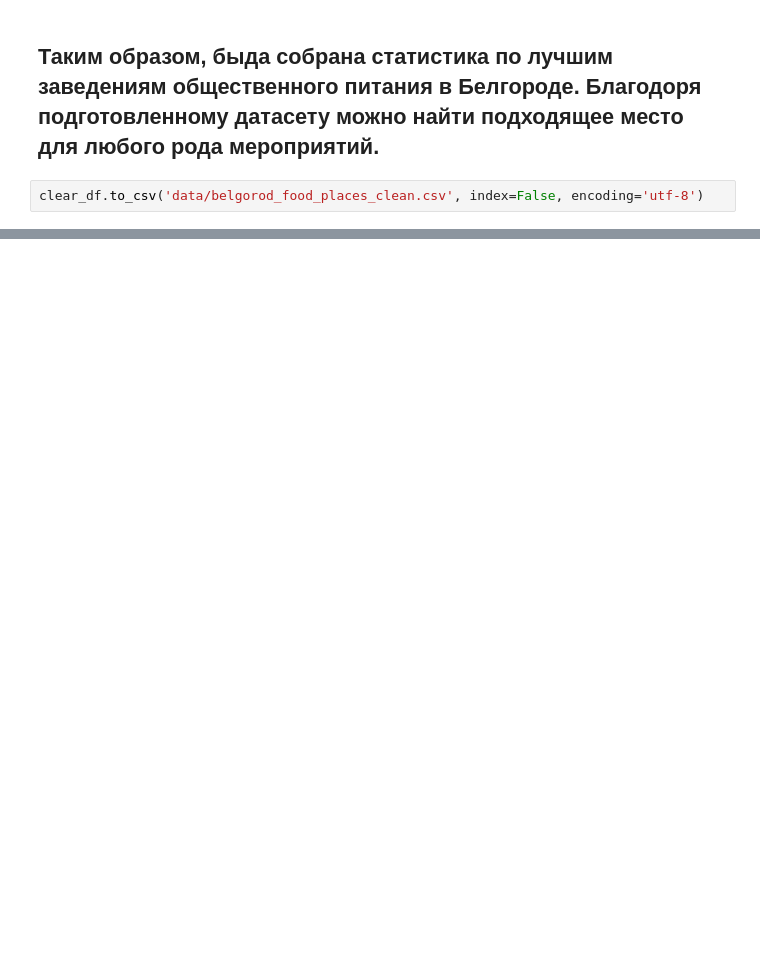
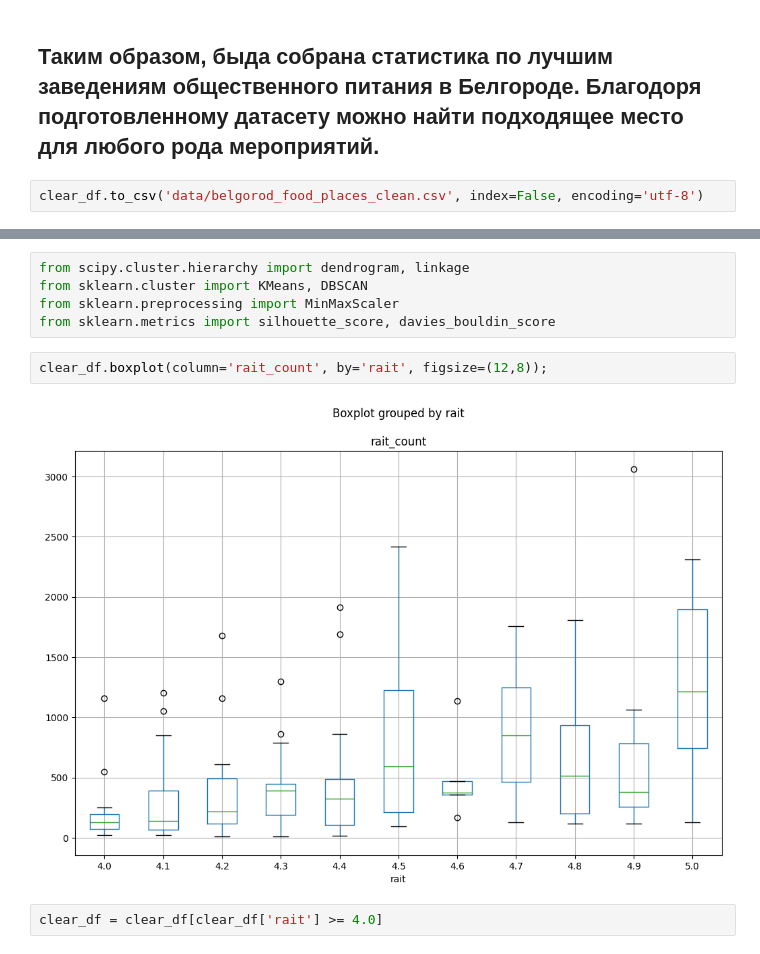
Before and after one commit to crissyro/base-of-DS, a Jupyter notebook: notebooks/EDA_belgorod_food_places.ipynb, the cells around one changed output, grey strips where cells are left out. Drawn from its saved outputs; the diff is of its cells as text; blank space fills up the shorter version.

```diff
--- a/notebooks/EDA_belgorod_food_places.ipynb
+++ b/notebooks/EDA_belgorod_food_places.ipynb
@@ -541,0 +552,11 @@ clear_df.to_csv('data/belgorod_food_places_clean.csv', index=False, encoding='ut
+# %%
+from scipy.cluster.hierarchy import dendrogram, linkage
+from sklearn.cluster import KMeans, DBSCAN
+from sklearn.preprocessing import MinMaxScaler
+from sklearn.metrics import silhouette_score, davies_bouldin_score
+# %%
+clear_df.boxplot(column='rait_count', by='rait', figsize=(12,8));
+# %% [output]
+[figure, added]
+# %%
+clear_df = clear_df[clear_df['rait'] >= 4.0]
```
Also changed, not shown: parts of 19 cells of this notebook, 1 other file.
